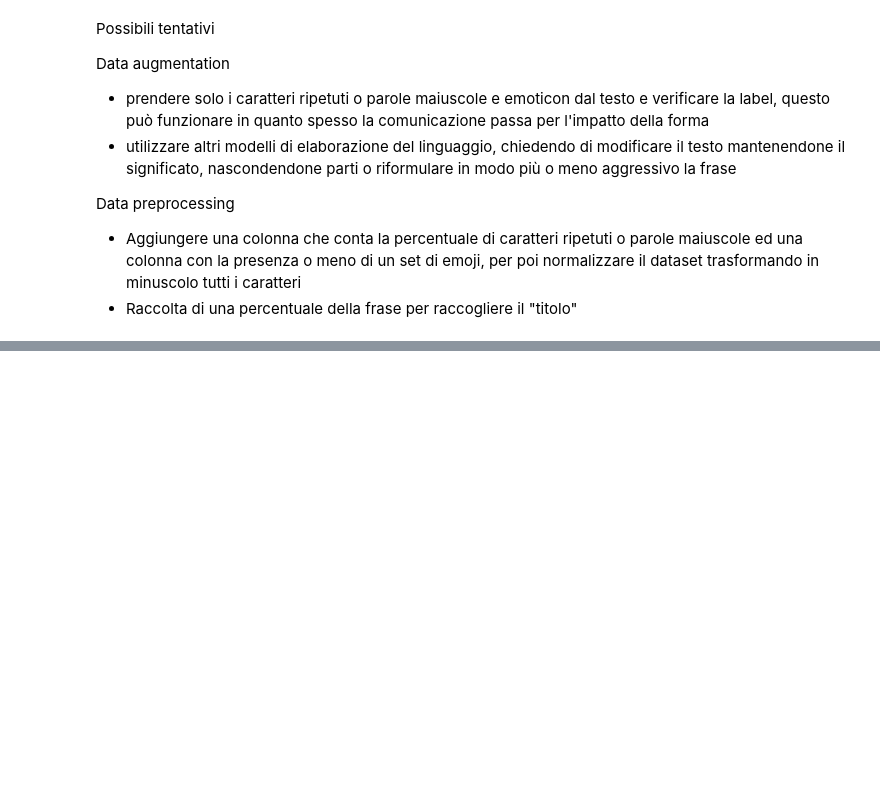
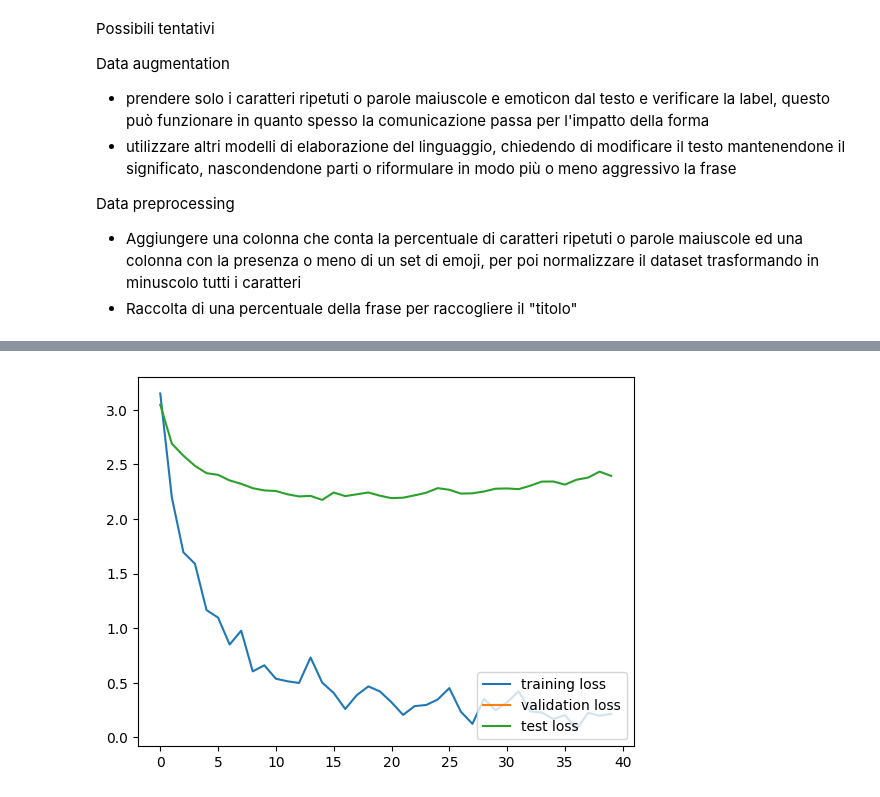
Before and after one commit to Montenigri/NLP, a Jupyter notebook: ACTI - EVALITA/Task B/Classificatore.ipynb, the cells around one changed output, grey strips where cells are left out. Drawn from its saved outputs; the diff is of its cells as text; code cells hidden in the pictures; blank space fills up the shorter version.

```diff
--- a/ACTI - EVALITA/Task B/Classificatore.ipynb
+++ b/ACTI - EVALITA/Task B/Classificatore.ipynb
@@ -70,0 +490,21 @@ dataset
+# %%
+# Acquisiamo il device su cui effettueremo il training
+device = torch.device("cuda" if torch.cuda.is_available() else "cpu")
+print(f"Using {device} device")
+
+model = ClassifierDeep(hyperparameters["#_classes"],
+                    hyperparameters["h_dim"],
+                    hyperparameters["dropout"],
+                    hyperparameters["language_model"]).to(device)
+print(model)
+
+# Calcoliamo il numero totale dei parametri del modello
+total_params = sum(p.numel() for p in model.parameters())
+print(f"Numbero totale dei parametri: {total_params}")
+#La funzione di loss va modificata in base al parametro #_classes
+criterion = nn.CrossEntropyLoss()
+optimizer = Adam(model.parameters(), lr=hyperparameters["learning_rate"])
+
+# Creiamo la callback di early stopping da passare al nostro metodo di addestramento
+early_stopping = EarlyStopping(patience=hyperparameters['patience'],
+                               min_delta=hyperparameters['min_delta'])
@@ -70,0 +529,15 @@ dataset
+# %%
+train_loss, validation_loss,test_loss, train_acc, validation_acc, test_acc, best_acc, best_weights = train_test(
+                                                model,
+                                                hyperparameters['epochs'],
+                                                optimizer,
+                                                device,
+                                                train_dataset,
+                                                test_dataset,
+                                                hyperparameters['batch_size'],
+                                                hyperparameters['language_model'],
+                                                criterion,
+
+                                               )
+with open("best_weight.pkl", 'wb') as f:
+  pickle.dump(best_weights, f)
@@ -70,0 +570,10 @@ dataset
+# %%
+import matplotlib.pyplot as plt
+
+plt.plot(train_loss, label='training loss')
+plt.plot(validation_loss, label='validation loss')
+plt.plot(test_loss, label='test loss')
+plt.legend(loc='lower right')
+plt.show()
+# %% [output]
+[figure, added]
```
Also changed, not shown: parts of 30 cells of this notebook, 2 other files.
